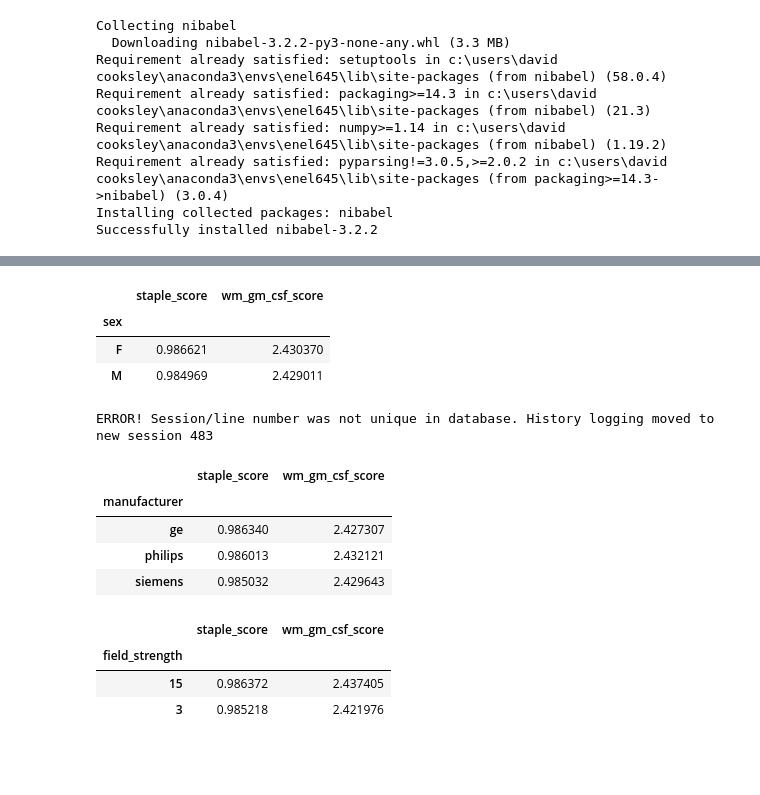
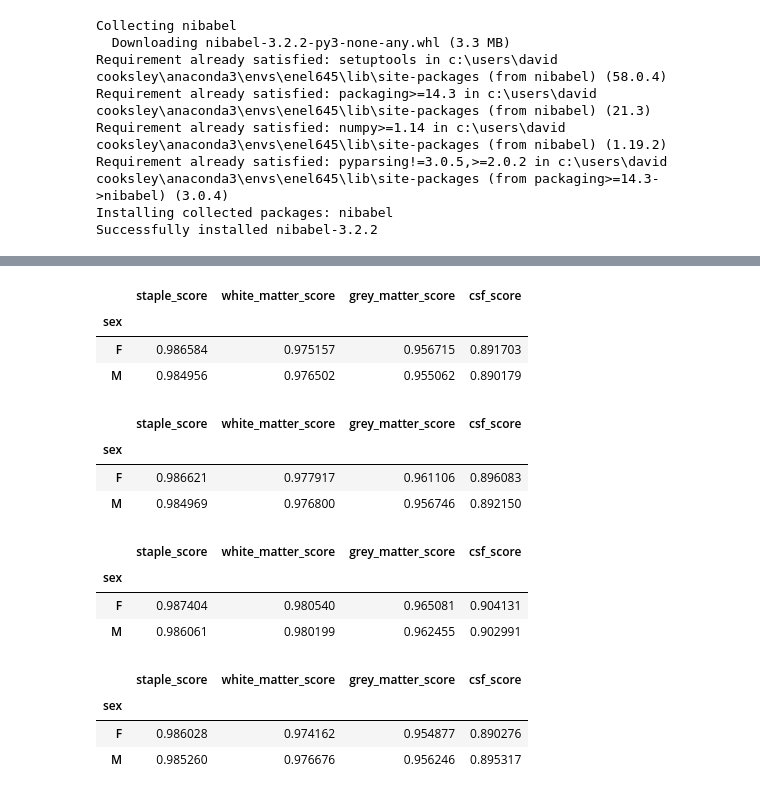
Before and after one commit to k-t-nguyen/enel645-final-project, a Jupyter notebook: unet-segmentation/unet_test.ipynb, the cells around one changed output, grey strips where cells are left out. Drawn from its saved outputs; the diff is of its cells as text; code cells hidden in the pictures; blank space fills up the shorter version.

Commit message:
completed data visualization notebook

```diff
--- a/unet-segmentation/unet_test.ipynb
+++ b/unet-segmentation/unet_test.ipynb
@@ -131,5 +314,5 @@ Score 02: -0.9857773497254967
 # %%
-with open('scores01.npy', 'wb') as f:
+with open('scores01_female.npy', 'wb') as f:
     np.save(f, scores01)
-with open('scores02.npy', 'wb') as f:
+with open('scores02_female.npy', 'wb') as f:
     np.save(f, scores02)
@@ -169,23 +328,51 @@ score_frame
+# %%
+scores01_halfset = np.load("scores01_halfset.npy")
+scores02_halfset = np.load("scores02_halfset.npy")
+scores01_male = np.load("scores01_M.npy")
+scores02_male = np.load("scores02_M.npy")
+scores01_female = np.load("scores01_female.npy")
+scores02_female = np.load("scores02_female.npy")
+scores01_fullset = np.load("scores01_full_set.npy")
+scores02_fullset = np.load("scores02_full_set.npy")
+# %%
+d_halfset = {'manufacturer':manufacturer, 'field_strength':field_strength, 'sex':sex,
+     'staple_score':scores01_halfset, 'white_matter_score':scores02_halfset[:,2], 'grey_matter_score':scores02_halfset[:,1], 'csf_score':scores02_halfset[:,0]}
+d_female = {'manufacturer':manufacturer, 'field_strength':field_strength, 'sex':sex,
+    'staple_score':scores01_female, 'white_matter_score':scores02_female[:,2], 'grey_matter_score':scores02_female[:,1], 'csf_score':scores02_female[:,0]}
+d_fullset = {'manufacturer':manufacturer, 'field_strength':field_strength, 'sex':sex,
+    'staple_score':scores01_fullset, 'white_matter_score':scores02_fullset[:,2], 'grey_matter_score':scores02_fullset[:,1], 'csf_score':scores02_fullset[:,0]}
+d_male = {'manufacturer':manufacturer, 'field_strength':field_strength, 'sex':sex,
+    'staple_score':scores01_male, 'white_matter_score':scores02_male[:,2], 'grey_matter_score':scores02_male[:,1], 'csf_score':scores02_male[:,0]}
+# %%
+score_frame_halfset = pd.DataFrame(data=d_halfset)
+score_frame_female = pd.DataFrame(data=d_female)
+score_frame_fullset = pd.DataFrame(data=d_fullset)
+score_frame_male = pd.DataFrame(data=d_male)
 # %%
-score_frame.groupby('sex').mean()
+score_frame_halfset.groupby('sex').mean()
 # %% [output]
-|  | staple_score | wm_gm_csf_score |
-| sex |  |  |
-| F | 0.986621 | 2.430370 |
-| M | 0.984969 | 2.429011 |
+|  | staple_score | white_matter_score | grey_matter_score | csf_score |
+| sex |  |  |  |  |
+| F | 0.986584 | 0.975157 | 0.956715 | 0.891703 |
+| M | 0.984956 | 0.976502 | 0.955062 | 0.890179 |
-ERROR! Session/line number was not unique in database. History logging moved to new session 483
 # %%
-score_frame.groupby('manufacturer').mean()
+score_frame_female.groupby('sex').mean()
 # %% [output]
-|  | staple_score | wm_gm_csf_score |
-| manufacturer |  |  |
-| ge | 0.986340 | 2.427307 |
-| philips | 0.986013 | 2.432121 |
-| siemens | 0.985032 | 2.429643 |
+|  | staple_score | white_matter_score | grey_matter_score | csf_score |
+| sex |  |  |  |  |
+| F | 0.986621 | 0.977917 | 0.961106 | 0.896083 |
+| M | 0.984969 | 0.976800 | 0.956746 | 0.892150 |
 # %%
-score_frame.groupby('field_strength').mean()
+score_frame_fullset.groupby('sex').mean()
 # %% [output]
-|  | staple_score | wm_gm_csf_score |
-| field_strength |  |  |
-| 15 | 0.986372 | 2.437405 |
-| 3 | 0.985218 | 2.421976 |
+|  | staple_score | white_matter_score | grey_matter_score | csf_score |
+| sex |  |  |  |  |
+| F | 0.987404 | 0.980540 | 0.965081 | 0.904131 |
+| M | 0.986061 | 0.980199 | 0.962455 | 0.902991 |
+# %%
+score_frame_male.groupby('sex').mean()
+# %% [output]
+|  | staple_score | white_matter_score | grey_matter_score | csf_score |
+| sex |  |  |  |  |
+| F | 0.986028 | 0.974162 | 0.954877 | 0.890276 |
+| M | 0.985260 | 0.976676 | 0.956246 | 0.895317 |
```
Also changed, not shown: parts of 30 cells of this notebook, 10 other files.
